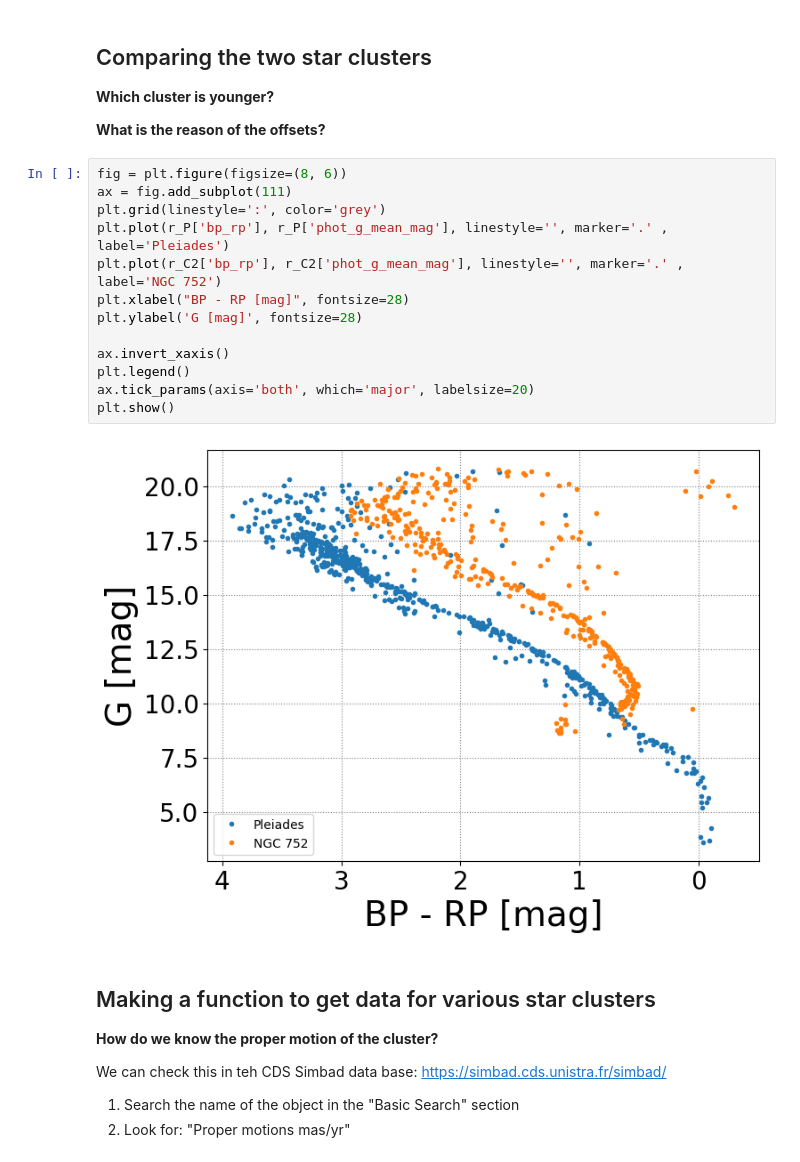
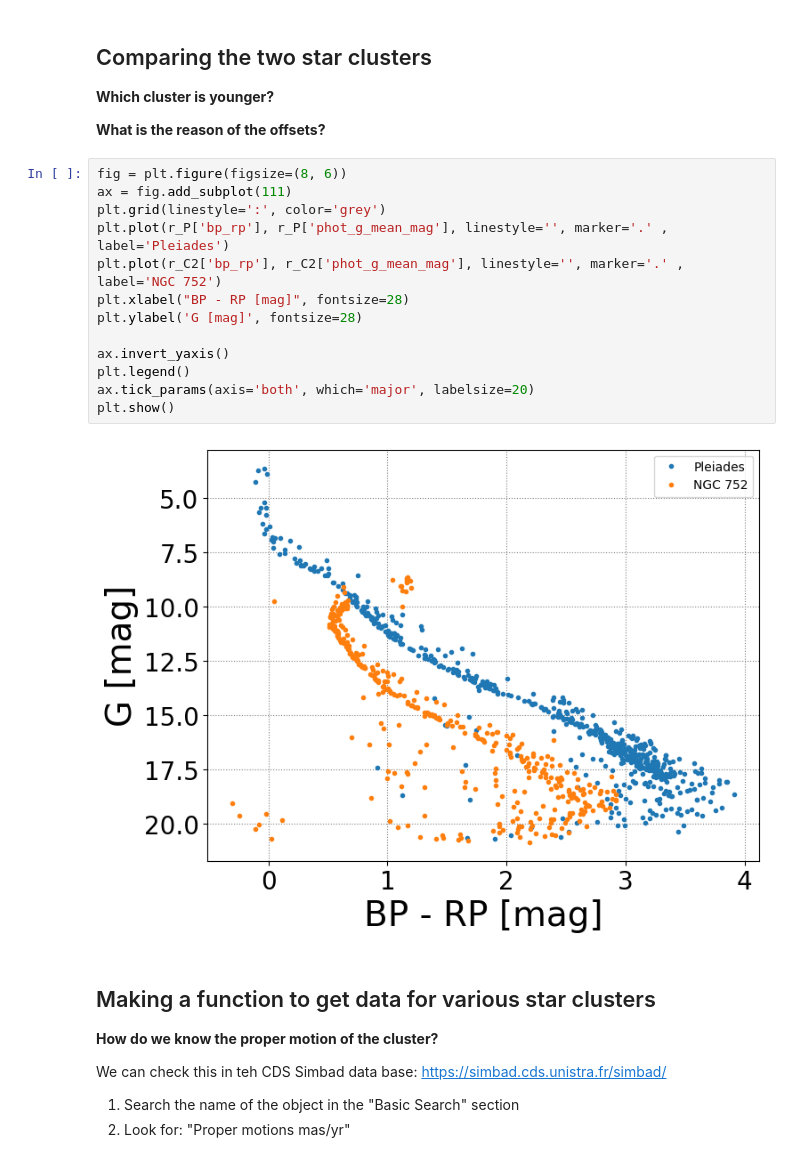
Before and after one commit to helgadenes/Astrophysics_yachay, a Jupyter notebook: python_tutorials/HR-diagram/Pleiades_proper_motion.ipynb, the cells around one changed output. Cells and saved outputs as stored; diff of their text form.

```diff
--- a/python_tutorials/HR-diagram/Pleiades_proper_motion.ipynb
+++ b/python_tutorials/HR-diagram/Pleiades_proper_motion.ipynb
@@ -338,18 +329,18 @@ plt.show()
 # %%
 fig = plt.figure(figsize=(8, 6))
 ax = fig.add_subplot(111)
 plt.grid(linestyle=':', color='grey')
 plt.plot(r_P['bp_rp'], r_P['phot_g_mean_mag'], linestyle='', marker='.' , label='Pleiades')
 plt.plot(r_C2['bp_rp'], r_C2['phot_g_mean_mag'], linestyle='', marker='.' , label='NGC 752')
 plt.xlabel("BP - RP [mag]", fontsize=28)
 plt.ylabel('G [mag]', fontsize=28)
 
-ax.invert_xaxis()
+ax.invert_yaxis()
 plt.legend()
 ax.tick_params(axis='both', which='major', labelsize=20)
 plt.show()
 # %% [output]
-[figure, old version]
+[figure, new version]
 # %% [markdown]
 ## Making a function to get data for various star clusters
 
```
Also changed, not shown: parts of 9 cells of this notebook, 4 other files.
